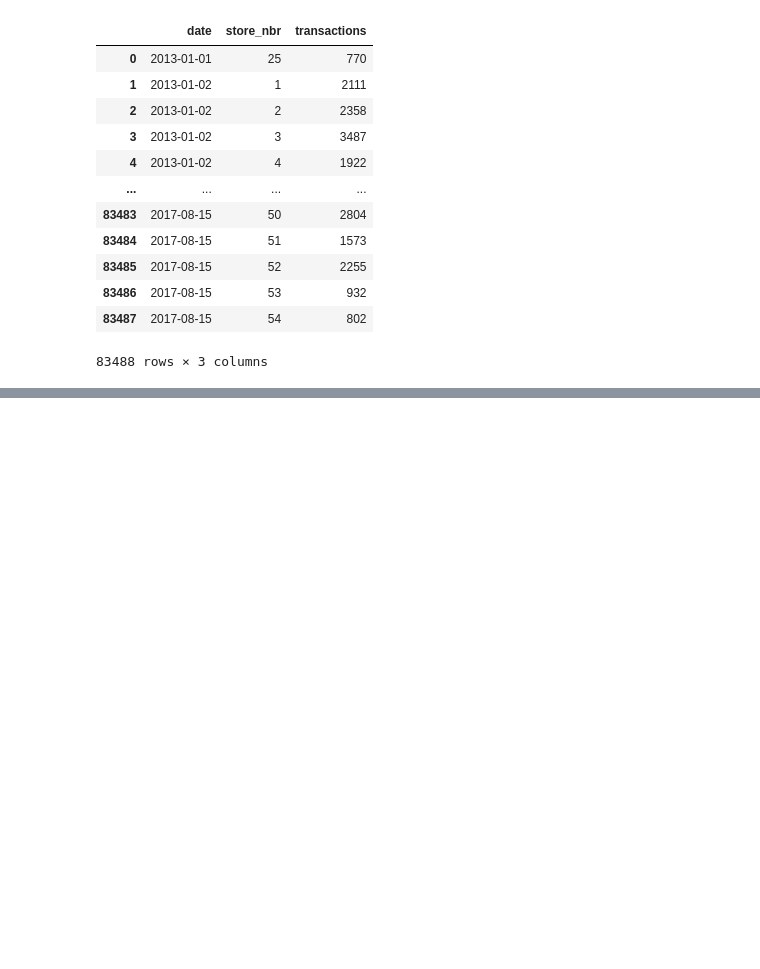
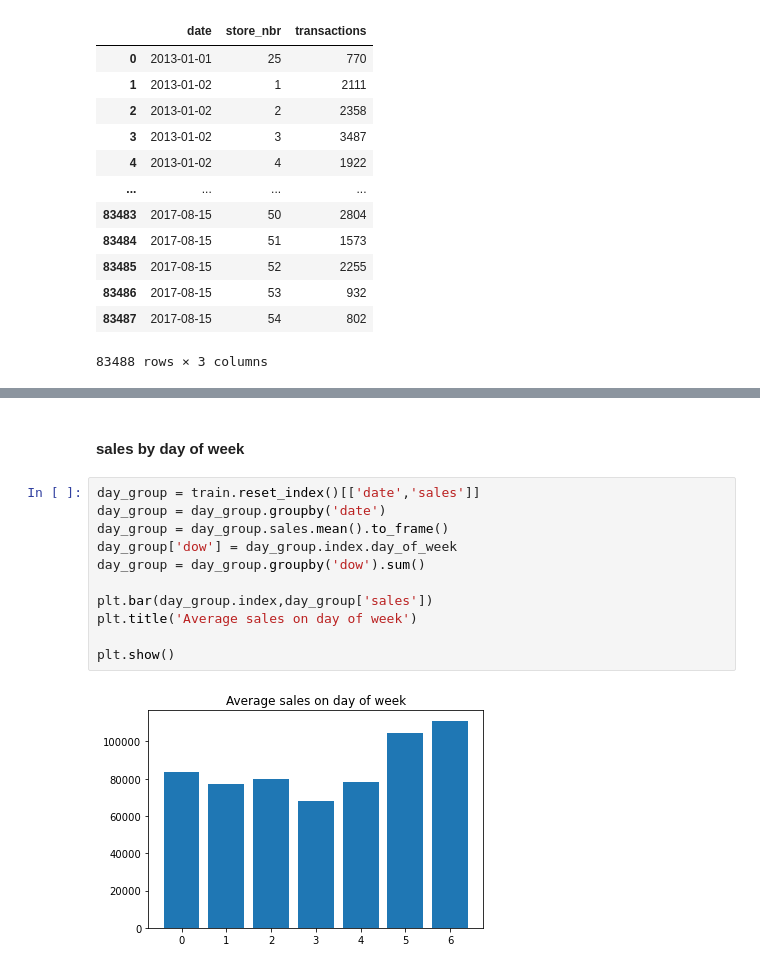
Before and after one commit to pascalHuang/Kaggle-Store-Sales, a Jupyter notebook: Store Sales - Time Series Forecasting.ipynb, the cells around one changed output, grey strips where cells are left out. Drawn from its saved outputs; the diff is of its cells as text; blank space fills up the shorter version.

```diff
--- a/Store Sales - Time Series Forecasting.ipynb
+++ b/Store Sales - Time Series Forecasting.ipynb
@@ -294,0 +396,15 @@ test2
+# %% [markdown]
+#### sales by day of week
+# %%
+day_group = train.reset_index()[['date','sales']]
+day_group = day_group.groupby('date')
+day_group = day_group.sales.mean().to_frame()
+day_group['dow'] = day_group.index.day_of_week
+day_group = day_group.groupby('dow').sum()
+
+plt.bar(day_group.index,day_group['sales'])
+plt.title('Average sales on day of week')
+
+plt.show()
+# %% [output]
+[figure, added]
```
Also changed, not shown: parts of 49 cells of this notebook.
